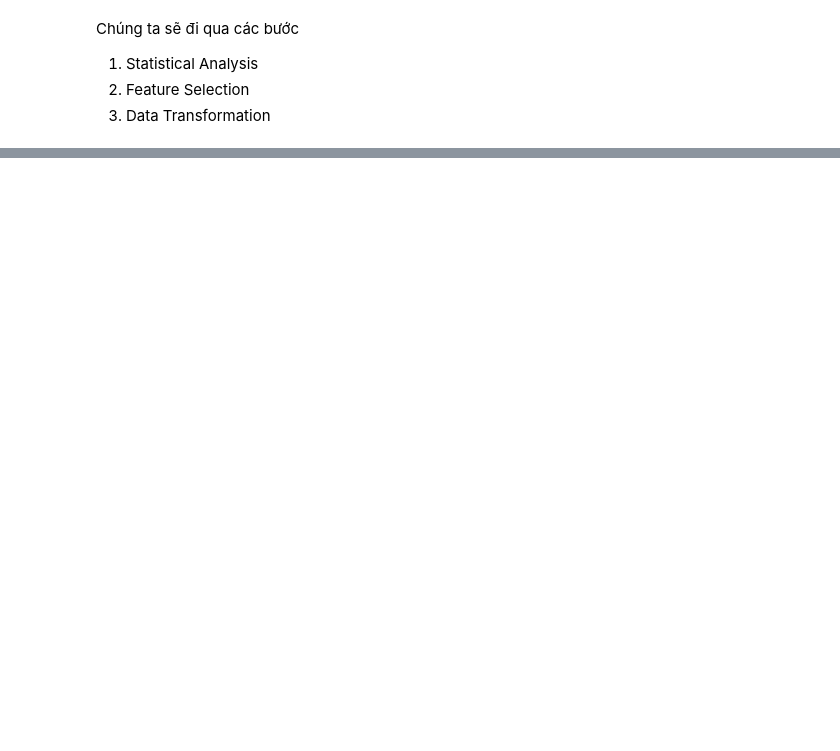
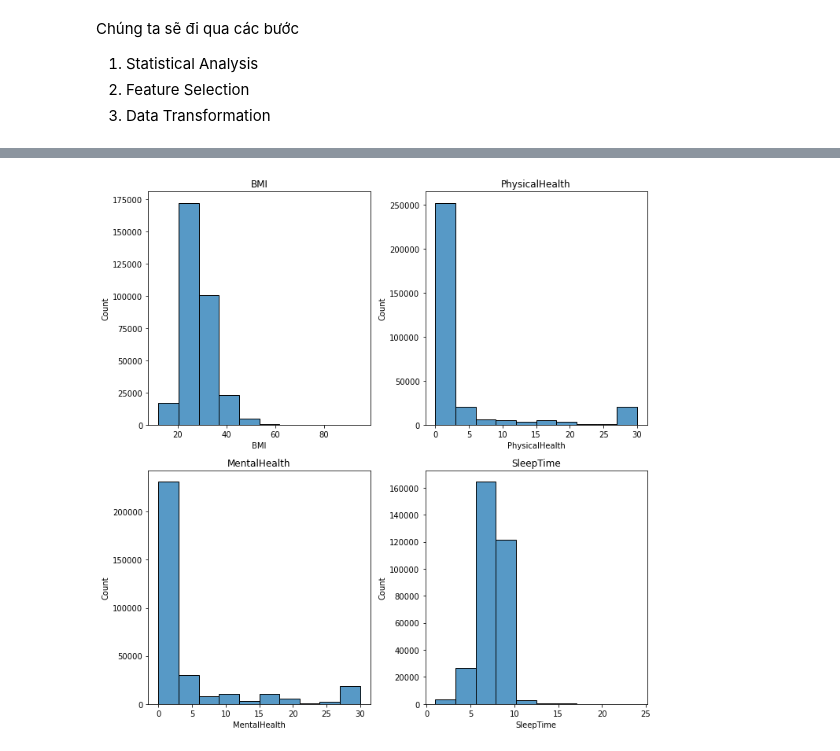
Before and after one commit to danhngan/Heart_disease, a Jupyter notebook: preprocessing.ipynb, the cells around one changed output, grey strips where cells are left out. Cells and saved outputs as stored; diff of their text form; code cells hidden in the pictures; blank space fills up the shorter version.

```diff
--- a/preprocessing.ipynb
+++ b/preprocessing.ipynb
@@ -110,0 +187,9 @@ Chúng ta sẽ đi qua các bước
+# %%
+n_charts = len(num_cols)
+fig, ax = create_figure(n_charts)
+for i, col in enumerate(num_cols):
+    sns.histplot(x=df_full[col],bins=10, ax=ax[i//2][i%2])
+    ax[i//2][i%2].set_title(col)
+plt.tight_layout()
+# %% [output]
+[figure, added]
```
Also changed, not shown: parts of 9 cells of this notebook.
